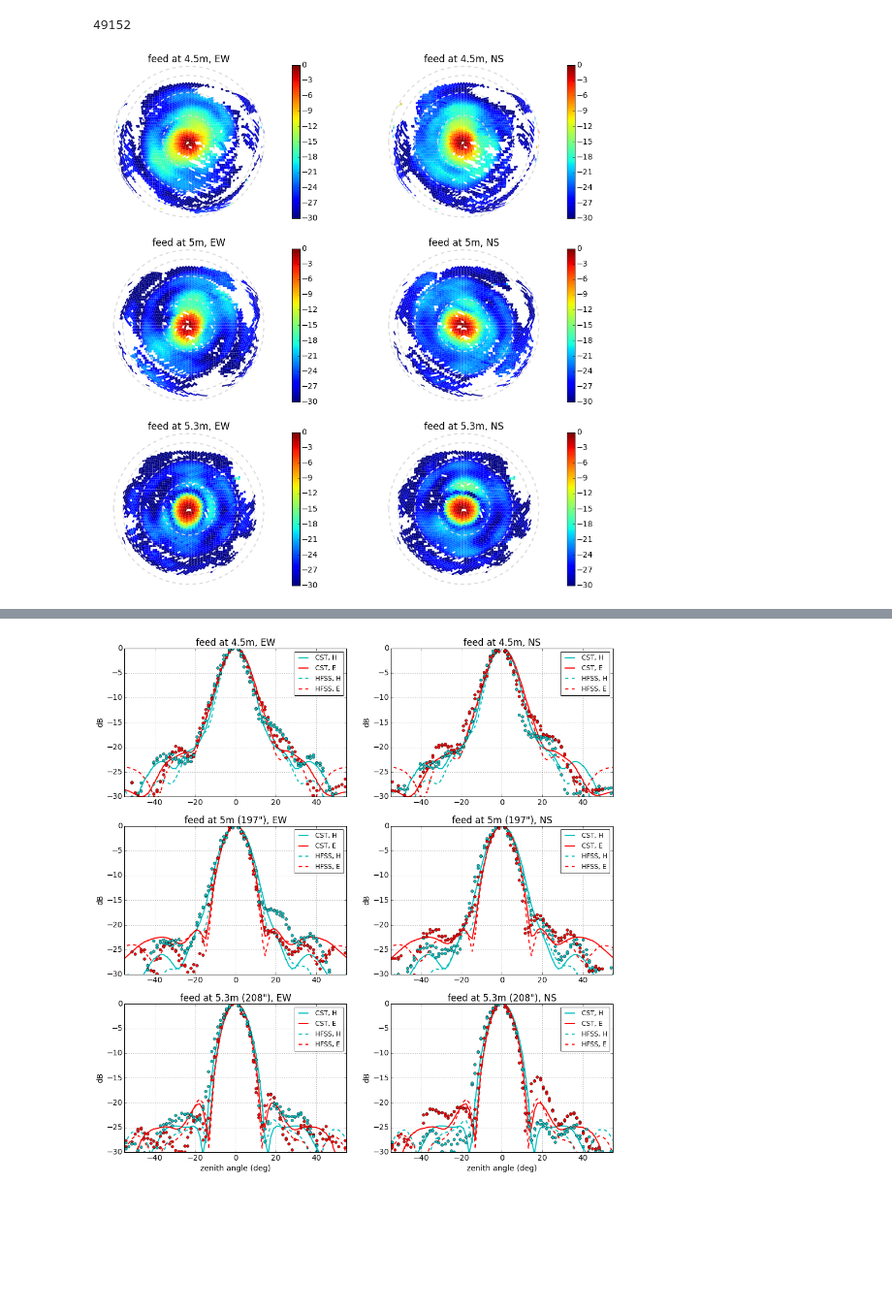
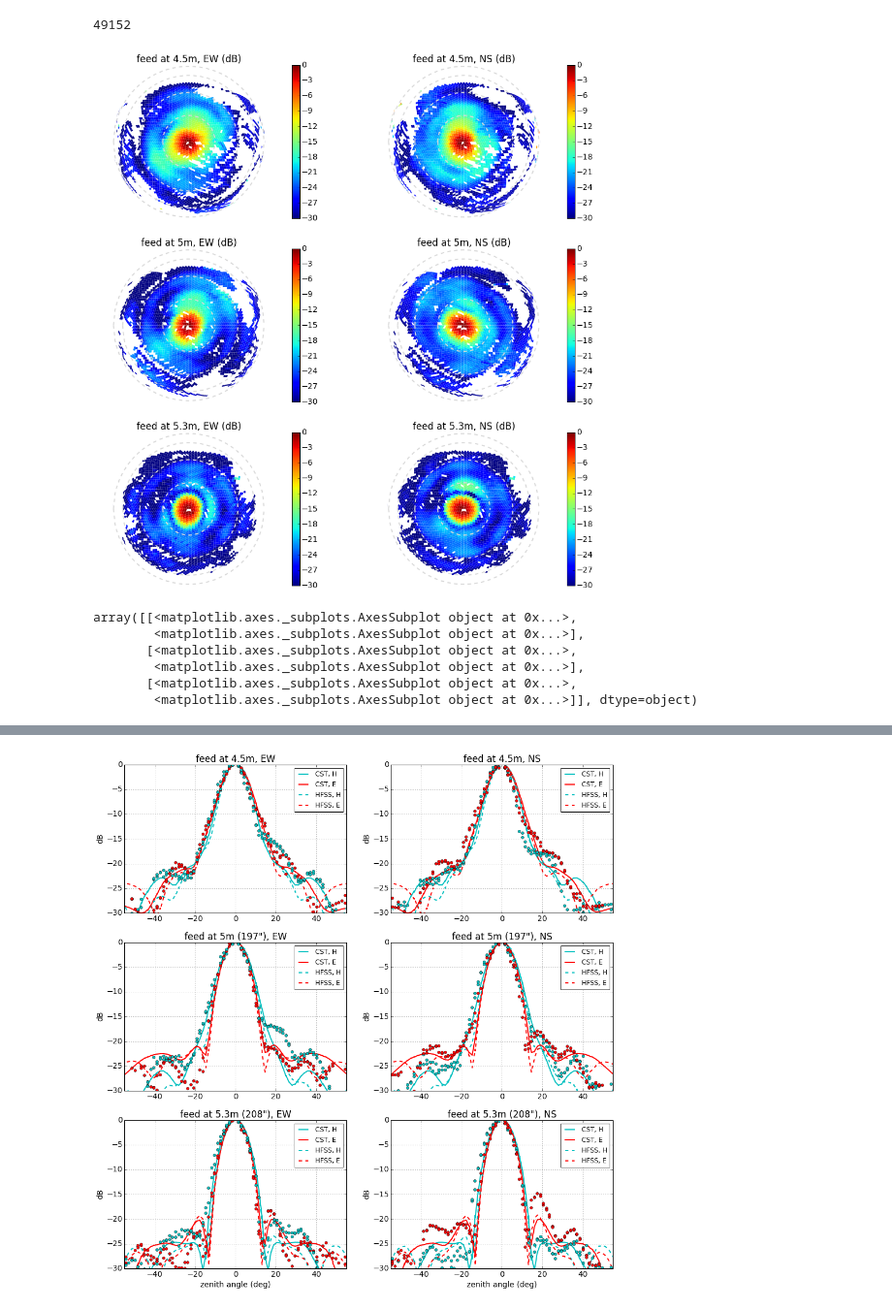
Before and after one commit to aewallwi/DishPapers, a Jupyter notebook: DishBeamMeasurements/paper/make_pretty_beam_plots_from_orbcomm_data.ipynb, the cells around one changed output, grey strips where cells are left out. Shown at 97% size. Saved outputs shown, nothing was run; the diff lists cells and outputs as text; code cells hidden in the pictures; blank space fills up the shorter version.

```diff
--- a/DishBeamMeasurements/paper/make_pretty_beam_plots_from_orbcomm_data.ipynb
+++ b/DishBeamMeasurements/paper/make_pretty_beam_plots_from_orbcomm_data.ipynb
@@ -92,20 +92,29 @@ hp.nside2npix(64)
 # %%
 fig, gridax = plt.subplots(3,2)
 fig.set_size_inches((16,16.5))
 
 cax=[-30,0]
 cm = 'jet'
 zacontourcolor = array([0,0,0])+.85
 
 matplotlib.rcParams.update({'font.size': 14})
 
-plot_hpix(dish1[:,0],dish1[:,0]!=0,'feed at 4.5m, EW',cax,gridax[0,0],cm,hidezalabels=True,contourcolor=zacontourcolor)
-plot_hpix(dish1[:,1],dish1[:,1]!=0,'feed at 4.5m, NS',cax,gridax[0,1],cm,hidezalabels=True,contourcolor=zacontourcolor)
-plot_hpix(dish2[:,0],dish2[:,0]!=0,'feed at 5m, EW',cax,gridax[1,0],cm,hidezalabels=True,contourcolor=zacontourcolor)
-plot_hpix(dish2[:,1],dish2[:,1]!=0,'feed at 5m, NS',cax,gridax[1,1],cm,hidezalabels=True,contourcolor=zacontourcolor)
-plot_hpix(dish4[:,0],dish4[:,0]!=0,'feed at 5.3m, EW',cax,gridax[2,0],cm,hidezalabels=True,contourcolor=zacontourcolor)
-plot_hpix(dish4[:,1],dish4[:,1]!=0,'feed at 5.3m, NS',cax,gridax[2,1],cm,hidezalabels=True,contourcolor=zacontourcolor)
+plot_hpix(dish1[:,0],dish1[:,0]!=0,'feed at 4.5m, EW (dB)',cax,gridax[0,0],cm,hidezalabels=True,contourcolor=zacontourcolor)
+plot_hpix(dish1[:,1],dish1[:,1]!=0,'feed at 4.5m, NS (dB)',cax,gridax[0,1],cm,hidezalabels=True,contourcolor=zacontourcolor)
+plot_hpix(dish2[:,0],dish2[:,0]!=0,'feed at 5m, EW (dB)',cax,gridax[1,0],cm,hidezalabels=True,contourcolor=zacontourcolor)
+plot_hpix(dish2[:,1],dish2[:,1]!=0,'feed at 5m, NS (dB)',cax,gridax[1,1],cm,hidezalabels=True,contourcolor=zacontourcolor)
+plot_hpix(dish4[:,0],dish4[:,0]!=0,'feed at 5.3m, EW (dB)',cax,gridax[2,0],cm,hidezalabels=True,contourcolor=zacontourcolor)
+plot_hpix(dish4[:,1],dish4[:,1]!=0,'feed at 5.3m, NS (dB)',cax,gridax[2,1],cm,hidezalabels=True,contourcolor=zacontourcolor)
 
 plt.savefig('measured_beams_and_models_maps.pdf',bbox_inches='tight')
 # %% [output]
-[figure, old version]
+[figure, new version]
+# %%
+gridax
+# %% [output]
+array([[<matplotlib.axes._subplots.AxesSubplot object at 0x...>,
+        <matplotlib.axes._subplots.AxesSubplot object at 0x...>],
+       [<matplotlib.axes._subplots.AxesSubplot object at 0x...>,
+        <matplotlib.axes._subplots.AxesSubplot object at 0x...>],
+       [<matplotlib.axes._subplots.AxesSubplot object at 0x...>,
+        <matplotlib.axes._subplots.AxesSubplot object at 0x...>]], dtype=object)
```
Also changed, not shown: parts of 2 cells of this notebook, 23 other files.
